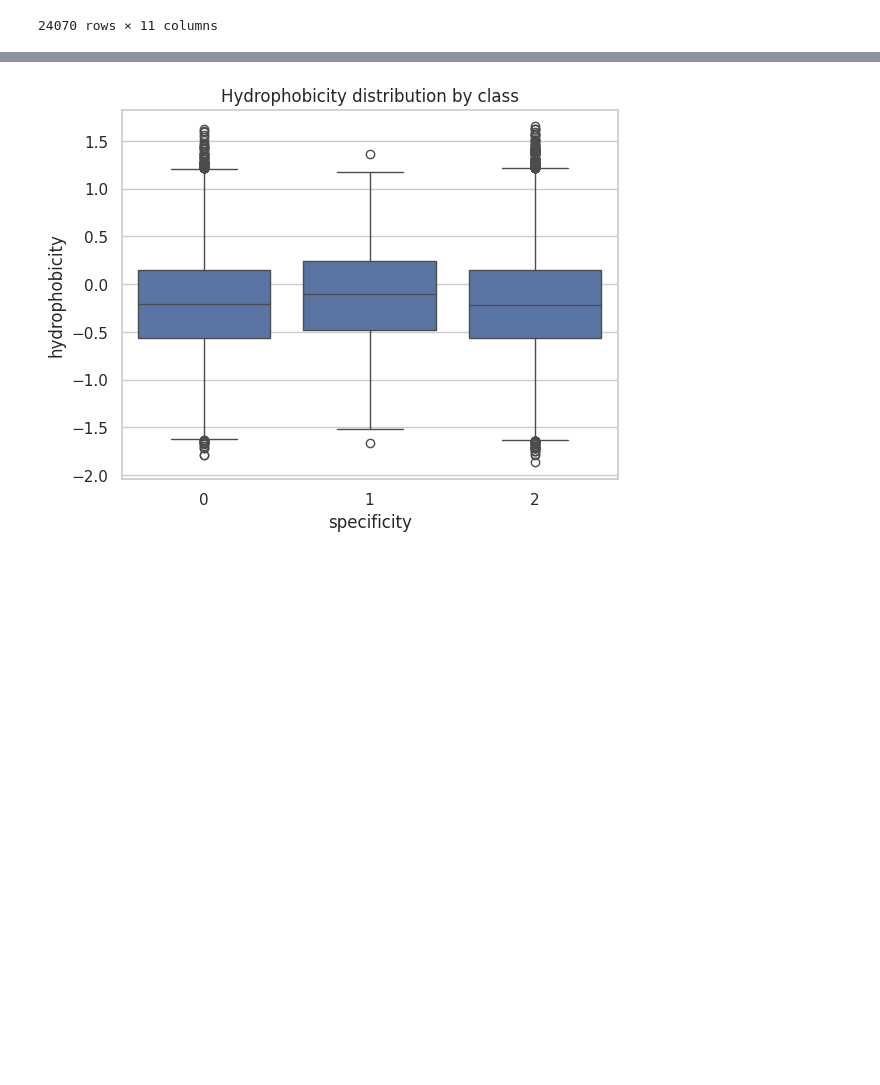
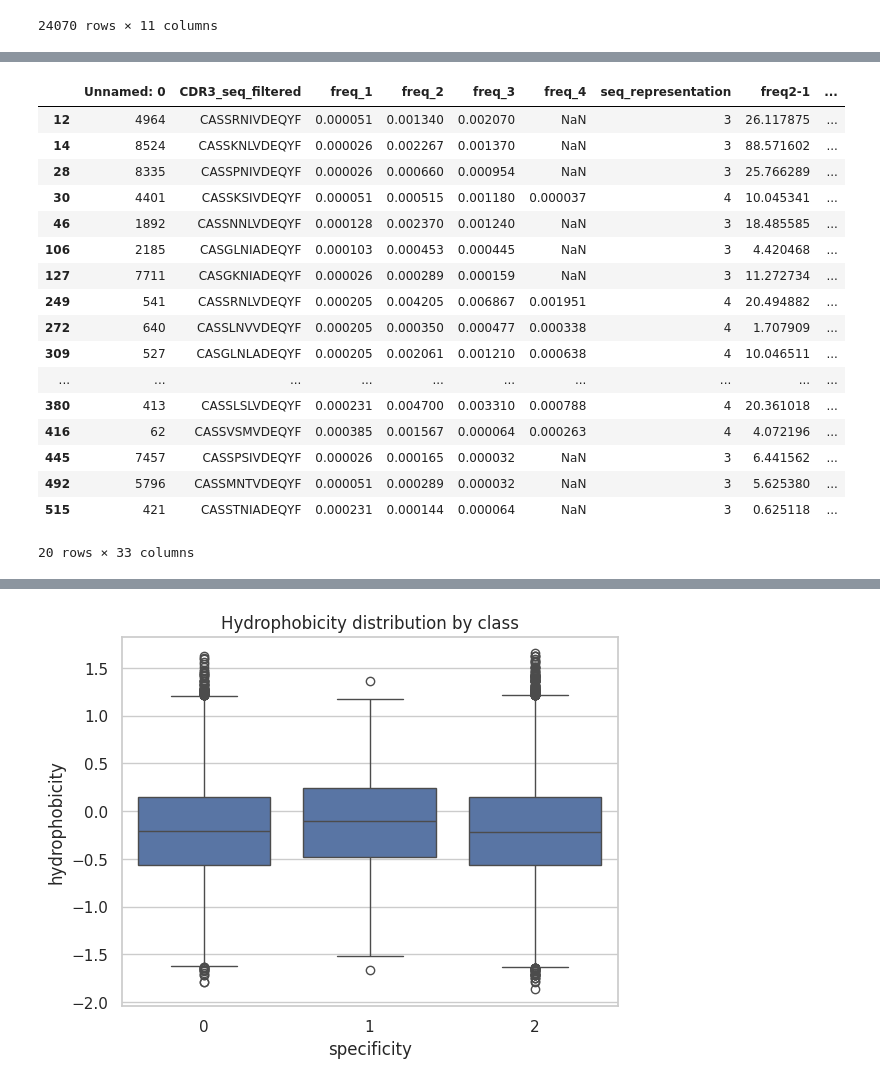
Before and after one commit to marluca95/NGS_pipeline, a Jupyter notebook: notebooks/variant_analysis.ipynb, the cells around one changed output, grey strips where cells are left out. Saved outputs shown, nothing was run; the diff lists cells and outputs as text; code cells hidden in the pictures; blank space fills up the shorter version.

```diff
--- a/notebooks/variant_analysis.ipynb
+++ b/notebooks/variant_analysis.ipynb
@@ -856,0 +851,23 @@ def compute_physicochemical_properties(df, seq_col='cdr3', label_col='specificit
+# %%
+df_rvl_filtered = df_rvl[df_rvl["CDR3_seq_filtered"].apply(lambda s: differs_in_max_4_consecutive(s, ref))]
+df_rvl_filtered.loc[:, 'CDR3_seq_filtered'] = ('C' + df_rvl_filtered['CDR3_seq_filtered'] + 'F')
+display(df_rvl_filtered)
+# %% [output]
+|  | Unnamed: 0 | CDR3_seq_filtered | freq_1 | freq_2 | freq_3 | freq_4 | seq_representation | freq2-1 | ... |
+| 12 | 4964 | CASSRNIVDEQYF | 0.000051 | 0.001340 | 0.002070 | NaN | 3 | 26.117875 | ... |
+| 14 | 8524 | CASSKNLVDEQYF | 0.000026 | 0.002267 | 0.001370 | NaN | 3 | 88.571602 | ... |
+| 28 | 8335 | CASSPNIVDEQYF | 0.000026 | 0.000660 | 0.000954 | NaN | 3 | 25.766289 | ... |
+| 30 | 4401 | CASSKSIVDEQYF | 0.000051 | 0.000515 | 0.001180 | 0.000037 | 4 | 10.045341 | ... |
+| 46 | 1892 | CASSNNLVDEQYF | 0.000128 | 0.002370 | 0.001240 | NaN | 3 | 18.485585 | ... |
+| 106 | 2185 | CASGLNIADEQYF | 0.000103 | 0.000453 | 0.000445 | NaN | 3 | 4.420468 | ... |
+| 127 | 7711 | CASGKNIADEQYF | 0.000026 | 0.000289 | 0.000159 | NaN | 3 | 11.272734 | ... |
+| 249 | 541 | CASSRNLVDEQYF | 0.000205 | 0.004205 | 0.006867 | 0.001951 | 4 | 20.494882 | ... |
+| 272 | 640 | CASSLNVVDEQYF | 0.000205 | 0.000350 | 0.000477 | 0.000338 | 4 | 1.707909 | ... |
+| 309 | 527 | CASGLNLADEQYF | 0.000205 | 0.002061 | 0.001210 | 0.000638 | 4 | 10.046511 | ... |
+| ... | ... | ... | ... | ... | ... | ... | ... | ... | ... |
+| 380 | 413 | CASSLSLVDEQYF | 0.000231 | 0.004700 | 0.003310 | 0.000788 | 4 | 20.361018 | ... |
+| 416 | 62 | CASSVSMVDEQYF | 0.000385 | 0.001567 | 0.000064 | 0.000263 | 4 | 4.072196 | ... |
+| 445 | 7457 | CASSPSIVDEQYF | 0.000026 | 0.000165 | 0.000032 | NaN | 3 | 6.441562 | ... |
+| 492 | 5796 | CASSMNTVDEQYF | 0.000051 | 0.000289 | 0.000032 | NaN | 3 | 5.625380 | ... |
+| 515 | 421 | CASSTNIADEQYF | 0.000231 | 0.000144 | 0.000064 | NaN | 3 | 0.625118 | ... |
+20 rows × 33 columns
```
Also changed, not shown: parts of 21 cells of this notebook, 7 other files.
